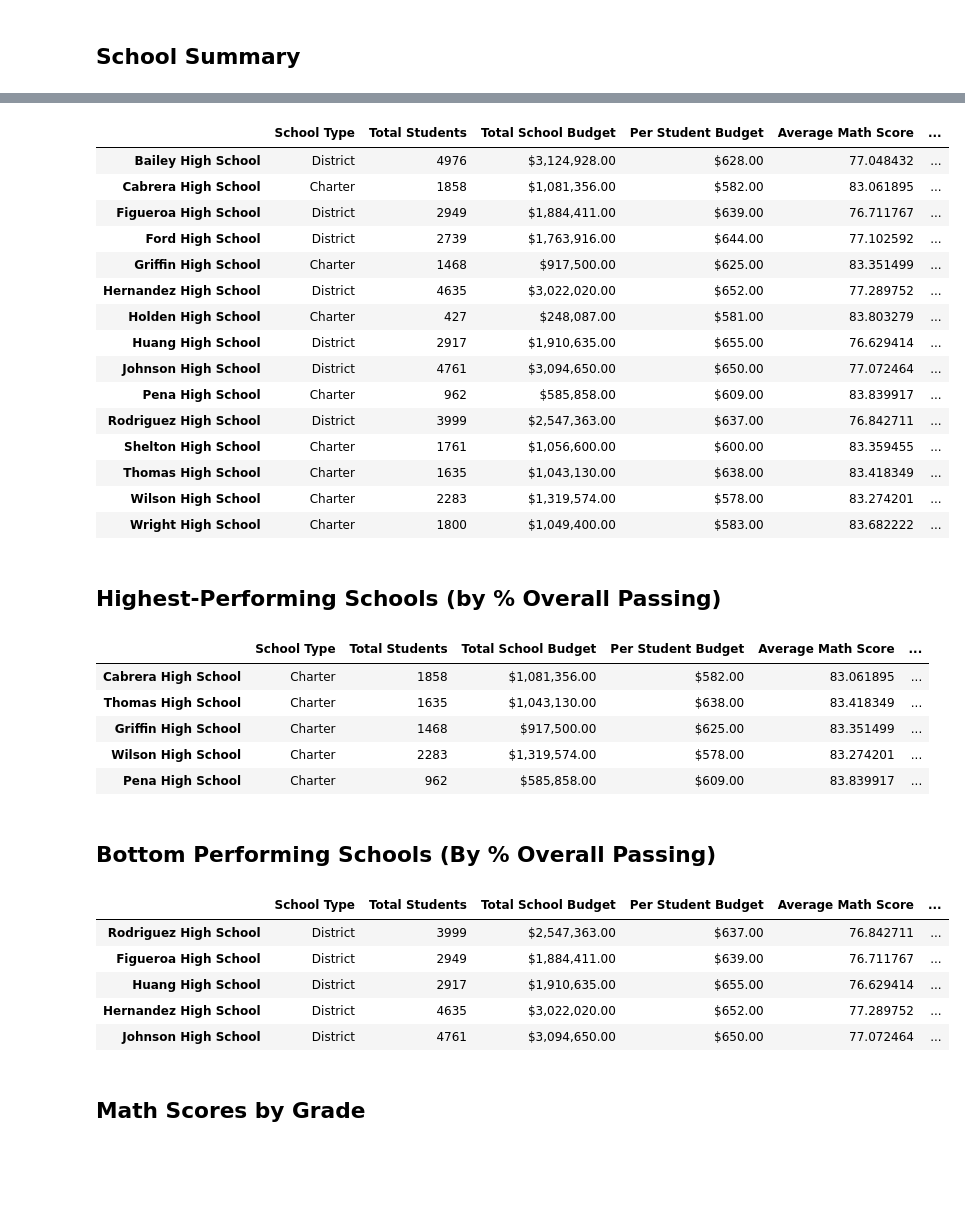
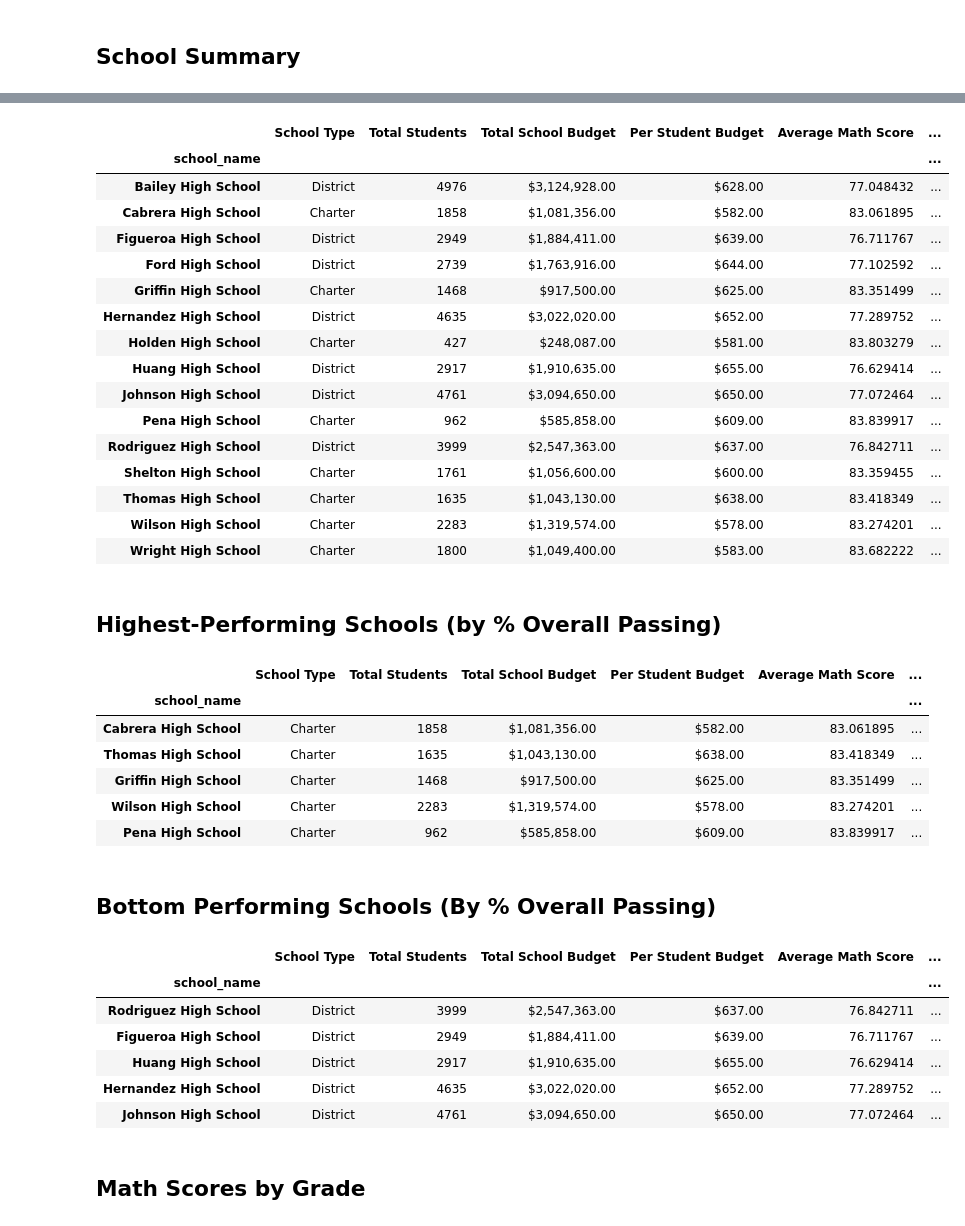
Before and after one commit to Mjohnson0529/pandas-challenge, a Jupyter notebook: Starter_Code/PyCitySchools/PyCitySchools_starter.ipynb, the cells around one changed output, grey strips where cells are left out. Cells and saved outputs as stored; diff of their text form; code cells hidden in the pictures; blank space fills up the shorter version.

```diff
--- a/Starter_Code/PyCitySchools/PyCitySchools_starter.ipynb
+++ b/Starter_Code/PyCitySchools/PyCitySchools_starter.ipynb
@@ -147,6 +110,4 @@ Name: size, dtype: int64
 # %%
 # Calculate the total school budget and per capita spending per school from school_data
-per_school_budget = school_data["budget"]
-per_school_capita = school_data["budget"]/school_data["size"]
-print(per_school_budget)
-print(per_school_capita)
+per_school_budget = school_data.set_index('school_name')["budget"]
+per_school_capita = per_school_budget/school_data.set_index('school_name')["size"]
@@ -195,11 +118,9 @@ Name: reading_score, dtype: float64
 # %%
 # Calculate the number of students per school with math scores of 70 or higher from school_data_complete
-students_passing_math =
-school_students_passing_math =
+school_students_passing_math = school_data_complete[school_data_complete["math_score"] >= 70].groupby('school_name')['Student ID'].count()
 # %%
 # Calculate the number of students per school with reading scores of 70 or higher from school_data_complete
-students_passing_reading =
-school_students_passing_reading =
+school_students_passing_reading = school_data_complete[school_data_complete['reading_score'] >= 70].groupby('school_name')['Student ID'].count()
 # %%
 # Use the provided code to calculate the number of students per school that passed both math and reading with scores of 70 or higher
 students_passing_math_and_reading = school_data_complete[
@@ -208,21 +129,31 @@ students_passing_math_and_reading = school_data_complete[
 school_students_passing_math_and_reading = students_passing_math_and_reading.groupby(["school_name"]).size()
 # %%
 # Use the provided code to calculate the passing rates
-per_school_passing_math = school_students_passing_math / per_school_counts * 100
-per_school_passing_reading = school_students_passing_reading / per_school_counts * 100
-overall_passing_rate = school_students_passing_math_and_reading / per_school_counts * 100
+per_school_passing_math = school_students_passing_math / school_name['Student ID'].count() * 100
+per_school_passing_reading = school_students_passing_reading / school_name['Student ID'].count() * 100
+overall_passing_rate = school_students_passing_math_and_reading / school_name['Student ID'].count() * 100
 # %%
 # Create a DataFrame called `per_school_summary` with columns for the calculations above.
-per_school_summary =
+per_school_summary = pd.DataFrame({'School Type':school_types,
+                       'Total Students':per_school_counts,
+                       'Total School Budget':per_school_budget,
+                       'Per Student Budget':per_school_capita,
+                       'Average Math Score':per_school_math,
+                       'Average Reading Score':per_school_reading,
+                       '% Passing Math':per_school_passing_math,
+                       '% Passing Reading':per_school_passing_reading,
+                       '% Overall Passing':overall_passing_rate,})
+
 
 # Formatting
-per_school_summary["Total School Budget"] = per_school_summary["Total School Budget"].map("${:,.2f}".format)
-per_school_summary["Per Student Budget"] = per_school_summary["Per Student Budget"].map("${:,.2f}".format)
+per_school_summary["Total School Budget"] = per_school_summary["Total School Budget"].astype(float).map("${:,.2f}".format)
+per_school_summary["Per Student Budget"] = per_school_summary["Per Student Budget"].astype(float).map("${:,.2f}".format)
 
 # Display the DataFrame
 per_school_summary
 # %% [output]
 |  | School Type | Total Students | Total School Budget | Per Student Budget | Average Math Score | ... |
+| school_name |  |  |  |  |  | ... |
 | Bailey High School | District | 4976 | $3,124,928.00 | $628.00 | 77.048432 | ... |
 | Cabrera High School | Charter | 1858 | $1,081,356.00 | $582.00 | 83.061895 | ... |
 | Figueroa High School | District | 2949 | $1,884,411.00 | $639.00 | 76.711767 | ... |
@@ -242,10 +173,11 @@ per_school_summary
 ## Highest-Performing Schools (by % Overall Passing)
 # %%
 # Sort the schools by `% Overall Passing` in descending order and display the top 5 rows.
-top_schools =
+top_schools = per_school_summary.sort_values('% Overall Passing',ascending=False)
 top_schools.head(5)
 # %% [output]
 |  | School Type | Total Students | Total School Budget | Per Student Budget | Average Math Score | ... |
+| school_name |  |  |  |  |  | ... |
 | Cabrera High School | Charter | 1858 | $1,081,356.00 | $582.00 | 83.061895 | ... |
 | Thomas High School | Charter | 1635 | $1,043,130.00 | $638.00 | 83.418349 | ... |
 | Griffin High School | Charter | 1468 | $917,500.00 | $625.00 | 83.351499 | ... |
@@ -255,10 +187,11 @@ top_schools.head(5)
 ## Bottom Performing Schools (By % Overall Passing)
 # %%
 # Sort the schools by `% Overall Passing` in ascending order and display the top 5 rows.
-bottom_schools =
+bottom_schools = per_school_summary.sort_values('% Overall Passing')
 bottom_schools.head(5)
 # %% [output]
 |  | School Type | Total Students | Total School Budget | Per Student Budget | Average Math Score | ... |
+| school_name |  |  |  |  |  | ... |
 | Rodriguez High School | District | 3999 | $2,547,363.00 | $637.00 | 76.842711 | ... |
 | Figueroa High School | District | 2949 | $1,884,411.00 | $639.00 | 76.711767 | ... |
 | Huang High School | District | 2917 | $1,910,635.00 | $655.00 | 76.629414 | ... |
```
Also changed, not shown: parts of 12 cells of this notebook, 1 other file.
